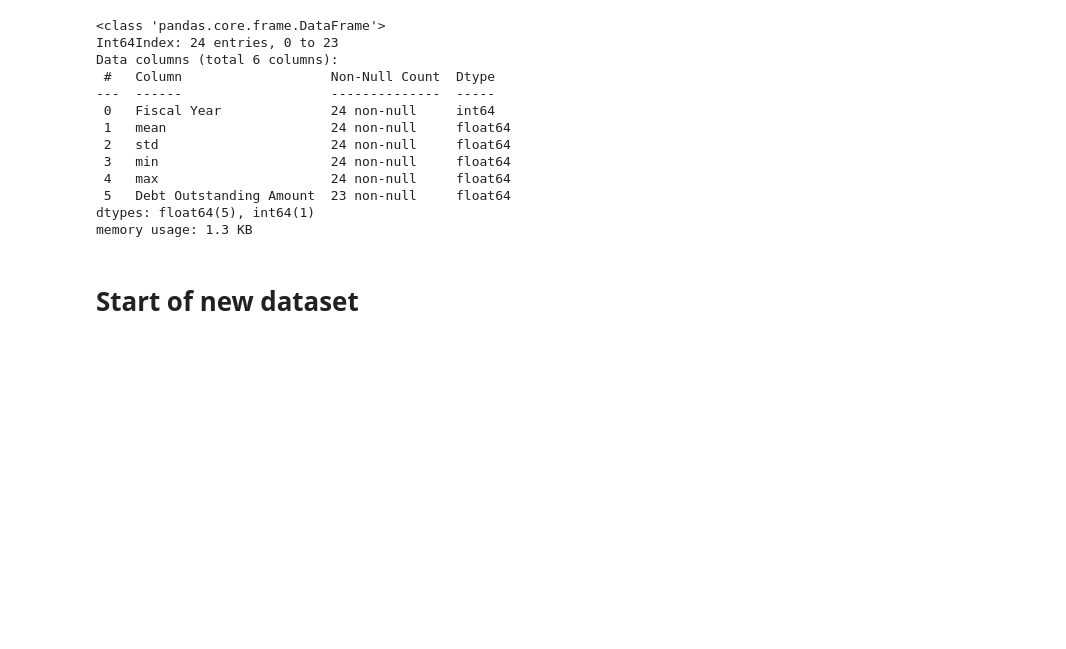
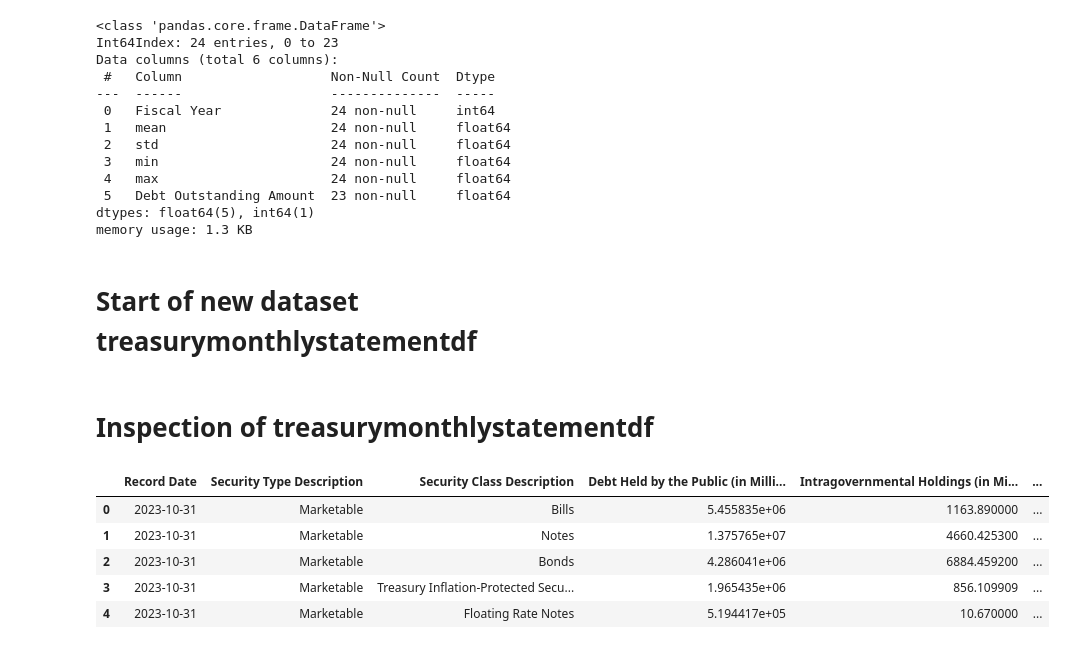
Before and after one commit to felabonte/DataMiningFinalProject, a Jupyter notebook: CS6220_DataMining_FinalProject.ipynb, the cells around one changed output. Cells and saved outputs as stored; diff of their text form; code cells hidden in the pictures; blank space fills up the shorter version.

Commit message:
Preparing to merge/assessing possibility of merging treasurymonthlystatementdf and interestratesdf

```diff
--- a/CS6220_DataMining_FinalProject.ipynb
+++ b/CS6220_DataMining_FinalProject.ipynb
@@ -489,6 +492,18 @@ memory usage: 1.3 KB
 # %% [markdown]
-# Start of new dataset
+# Start of new dataset treasurymonthlystatementdf
 # %%
 # Reading  Treasury Monthly Statement  csv file
 treasurymonthlystatementdf_path ="/content/drive/MyDrive/DMFinalProject/MSPD_SumSecty_20010131_20231031.csv"
 treasurymonthlystatementdf = pd.read_csv(treasurymonthlystatementdf_path)
+# %% [markdown]
+# Inspection of treasurymonthlystatementdf
+# %%
+# Inspection
+treasurymonthlystatementdf.head()
+# %% [output]
+|  | Record Date | Security Type Description | Security Class Description | Debt Held by the Public (in Milli... | Intragovernmental Holdings (in Mi... | ... |
+| 0 | 2023-10-31 | Marketable | Bills | 5.455835e+06 | 1163.890000 | ... |
+| 1 | 2023-10-31 | Marketable | Notes | 1.375765e+07 | 4660.425300 | ... |
+| 2 | 2023-10-31 | Marketable | Bonds | 4.286041e+06 | 6884.459200 | ... |
+| 3 | 2023-10-31 | Marketable | Treasury Inflation-Protected Secu... | 1.965435e+06 | 856.109909 | ... |
+| 4 | 2023-10-31 | Marketable | Floating Rate Notes | 5.194417e+05 | 10.670000 | ... |
```
Also changed, not shown: parts of 14 cells of this notebook.
